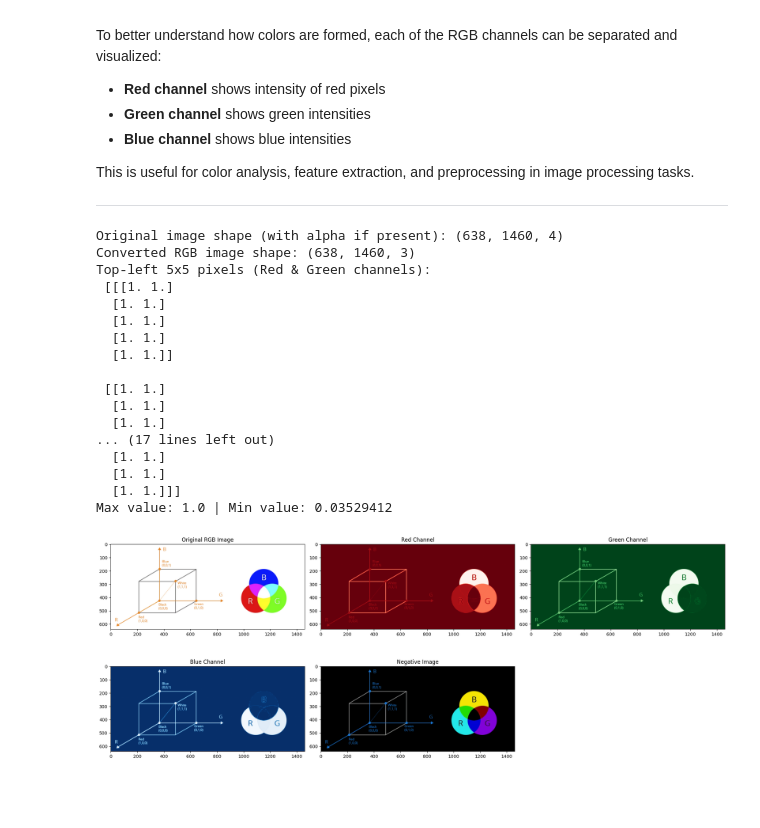
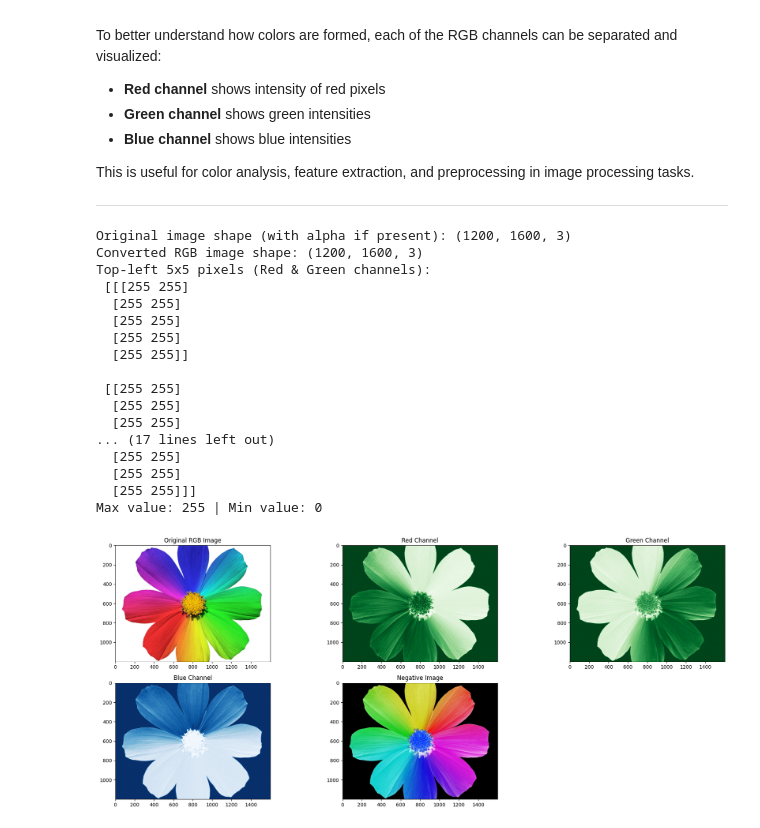
Before and after one commit to nazmulhasan77/Digital_Image_Processing, a Jupyter notebook: Channel-wise Analysis and Color Inversion .ipynb, the cells around one changed output. Drawn from its saved outputs; the diff is of its cells as text; code cells hidden in the pictures; blank space fills up the shorter version.

```diff
--- a/Channel-wise Analysis and Color Inversion .ipynb
+++ b/Channel-wise Analysis and Color Inversion .ipynb
@@ -57,8 +57,8 @@ import matplotlib.pyplot as plt
 
 def main():
     # Load an image
-    #img_path = '/Users/nazmulhasan77/Desktop/Code/Digital_Image_Processing/Images/RGB_Image.png'
-    img_path = '/home/nazmul77/Desktop/Digital_Image_Processing/Images/RGB_Image.png'
+
+    img_path = 'Images/Flower1.jpg'
     img_4D = plt.imread(img_path)
     print("Original image shape (with alpha if present):", img_4D.shape)
 
@@ -79,45 +79,45 @@ def main():
     plt.subplot(2, 3, 1)
     plt.imshow(img_3D)
     plt.title("Original RGB Image")
 
     plt.subplot(2, 3, 2)
     plt.imshow(img_3D[:, :, 0], cmap='Reds')
     plt.title("Red Channel")
 
     plt.subplot(2, 3, 3)
     plt.imshow(img_3D[:, :, 1], cmap='Greens')
     plt.title("Green Channel")
 
     plt.subplot(2, 3, 4)
     plt.imshow(img_3D[:, :, 2], cmap='Blues')
     plt.title("Blue Channel")
 
     plt.subplot(2, 3, 5)
     plt.imshow(negative_img)
     plt.title("Negative Image")
 
     plt.tight_layout()
     plt.show()
     plt.close()
 
 if __name__ == '__main__':
     main()
 # %% [output]
-Original image shape (with alpha if present): (638, 1460, 4)
-Converted RGB image shape: (638, 1460, 3)
+Original image shape (with alpha if present): (1200, 1600, 3)
+Converted RGB image shape: (1200, 1600, 3)
 Top-left 5x5 pixels (Red & Green channels):
- [[[1. 1.]
-  [1. 1.]
-  [1. 1.]
-  [1. 1.]
-  [1. 1.]]
+ [[[255 255]
+  [255 255]
+  [255 255]
+  [255 255]
+  [255 255]]
 
- [[1. 1.]
-  [1. 1.]
-  [1. 1.]
+ [[255 255]
+  [255 255]
+  [255 255]
 ... (17 lines left out)
-  [1. 1.]
-  [1. 1.]
-  [1. 1.]]]
-Max value: 1.0 | Min value: 0.03529412
+  [255 255]
+  [255 255]
+  [255 255]]]
+Max value: 255 | Min value: 0
-[figure, old version]
+[figure, new version]
```
Also changed, not shown: 8 other files.
